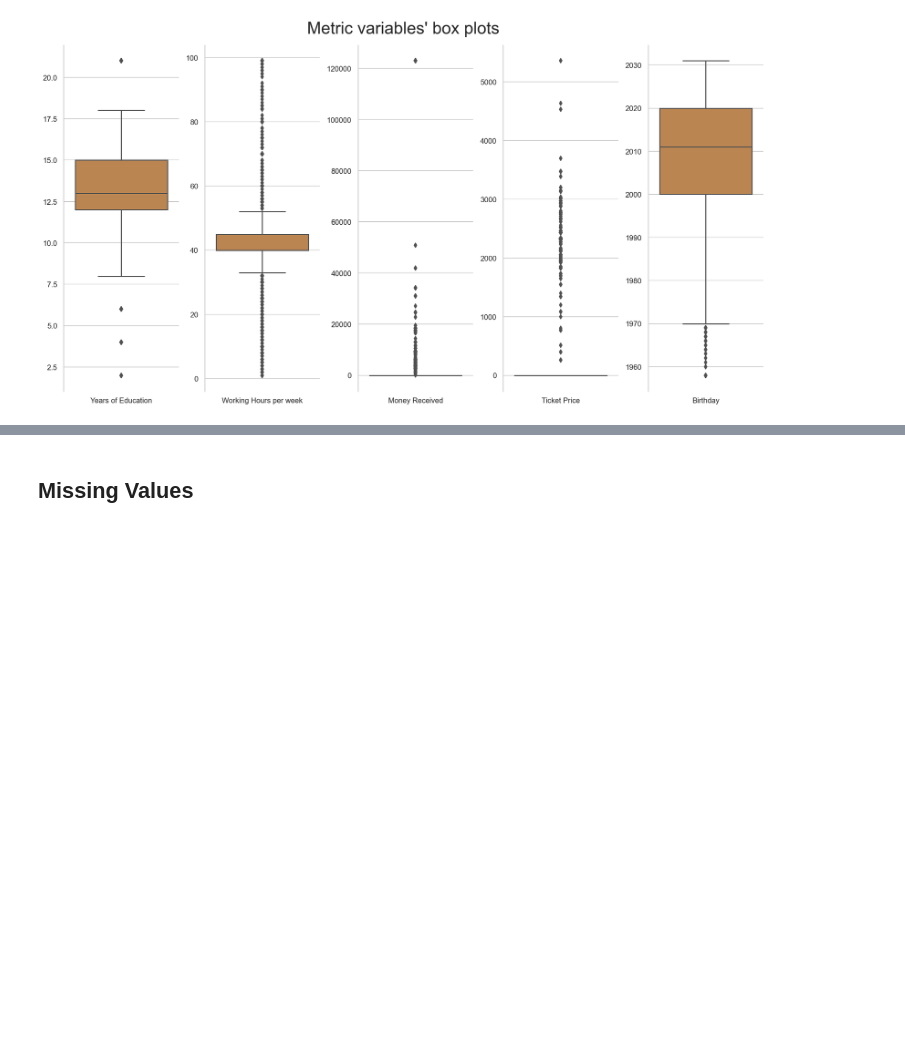
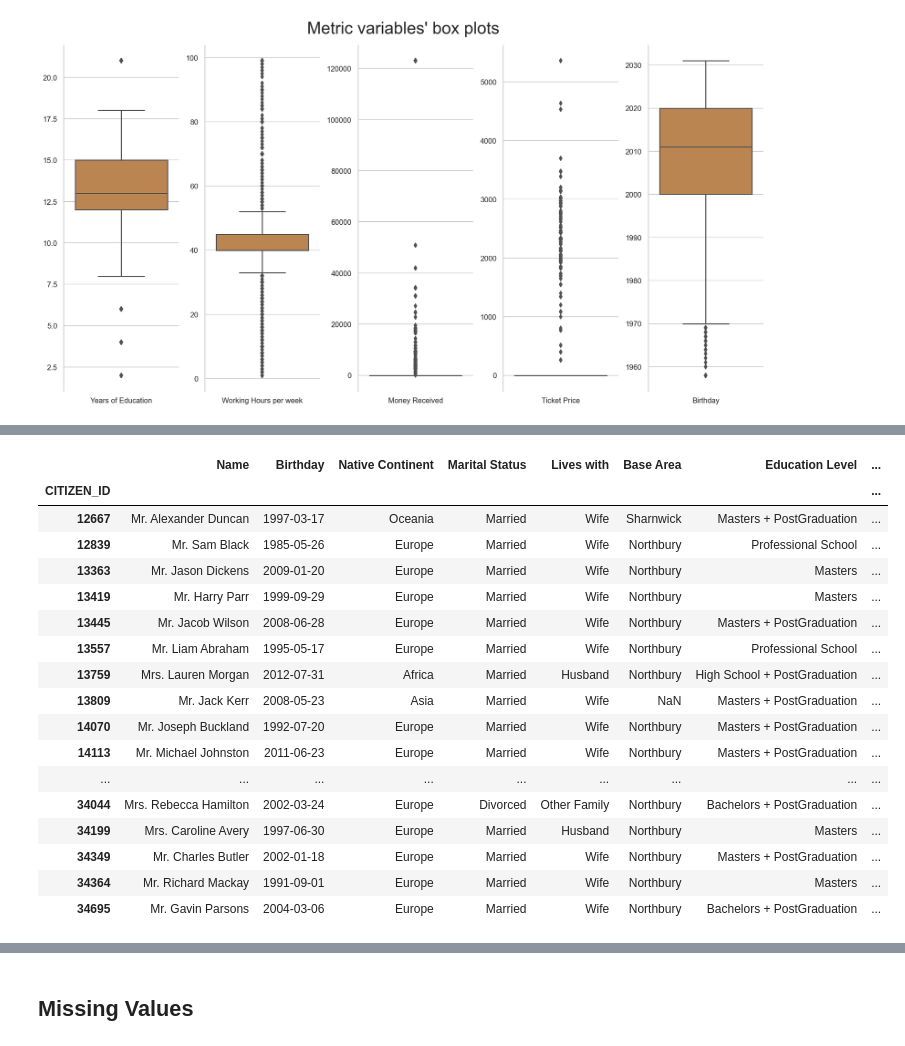
Before and after one commit to VascoPestana/ml_2020, a Jupyter notebook: ML_NOVOOO.ipynb, the cells around one changed output, grey strips where cells are left out. Drawn from its saved outputs; the diff is of its cells as text; code cells hidden in the pictures; blank space fills up the shorter version.

```diff
--- a/ML_NOVOOO.ipynb
+++ b/ML_NOVOOO.ipynb
@@ -424,0 +414,22 @@ df_train[df_train["Years of Education"]==2]
+# %%
+#test
+df_train[df_train["Money Received"]==122999]
+# %% [output]
+|  | Name | Birthday | Native Continent | Marital Status | Lives with | Base Area | Education Level | ... |
+| CITIZEN_ID |  |  |  |  |  |  |  | ... |
+| 12667 | Mr. Alexander Duncan | 1997-03-17 | Oceania | Married | Wife | Sharnwick | Masters + PostGraduation | ... |
+| 12839 | Mr. Sam Black | 1985-05-26 | Europe | Married | Wife | Northbury | Professional School | ... |
+| 13363 | Mr. Jason Dickens | 2009-01-20 | Europe | Married | Wife | Northbury | Masters | ... |
+| 13419 | Mr. Harry Parr | 1999-09-29 | Europe | Married | Wife | Northbury | Masters | ... |
+| 13445 | Mr. Jacob Wilson | 2008-06-28 | Europe | Married | Wife | Northbury | Masters + PostGraduation | ... |
+| 13557 | Mr. Liam Abraham | 1995-05-17 | Europe | Married | Wife | Northbury | Professional School | ... |
+| 13759 | Mrs. Lauren Morgan | 2012-07-31 | Africa | Married | Husband | Northbury | High School + PostGraduation | ... |
+| 13809 | Mr. Jack Kerr | 2008-05-23 | Asia | Married | Wife | NaN | Masters + PostGraduation | ... |
+| 14070 | Mr. Joseph Buckland | 1992-07-20 | Europe | Married | Wife | Northbury | Masters + PostGraduation | ... |
+| 14113 | Mr. Michael Johnston | 2011-06-23 | Europe | Married | Wife | Northbury | Masters + PostGraduation | ... |
+| ... | ... | ... | ... | ... | ... | ... | ... | ... |
+| 34044 | Mrs. Rebecca Hamilton | 2002-03-24 | Europe | Divorced | Other Family | Northbury | Bachelors + PostGraduation | ... |
+| 34199 | Mrs. Caroline Avery | 1997-06-30 | Europe | Married | Husband | Northbury | Masters | ... |
+| 34349 | Mr. Charles Butler | 2002-01-18 | Europe | Married | Wife | Northbury | Masters + PostGraduation | ... |
+| 34364 | Mr. Richard Mackay | 1991-09-01 | Europe | Married | Wife | Northbury | Masters | ... |
+| 34695 | Mr. Gavin Parsons | 2004-03-06 | Europe | Married | Wife | Northbury | Bachelors + PostGraduation | ... |
```
Also changed, not shown: parts of 43 cells of this notebook.
